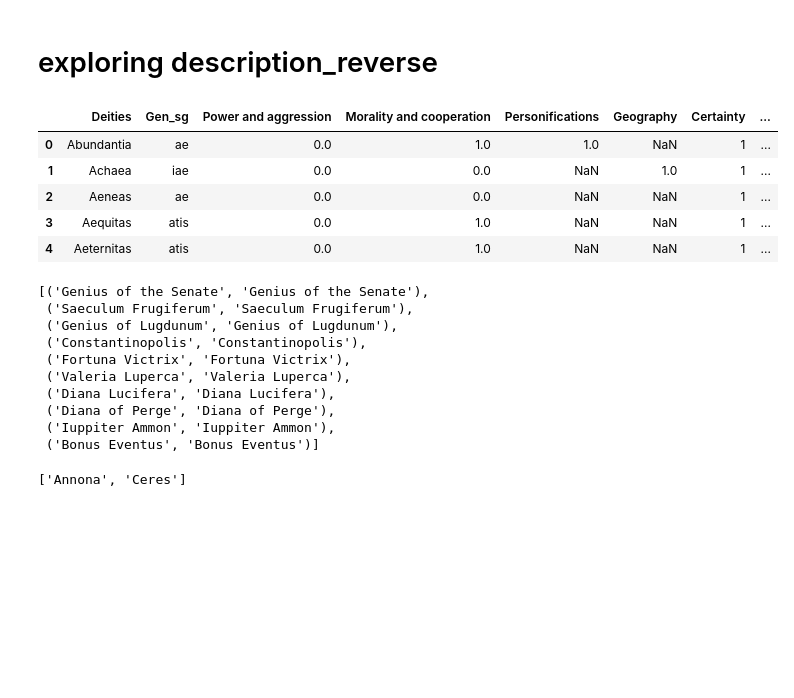
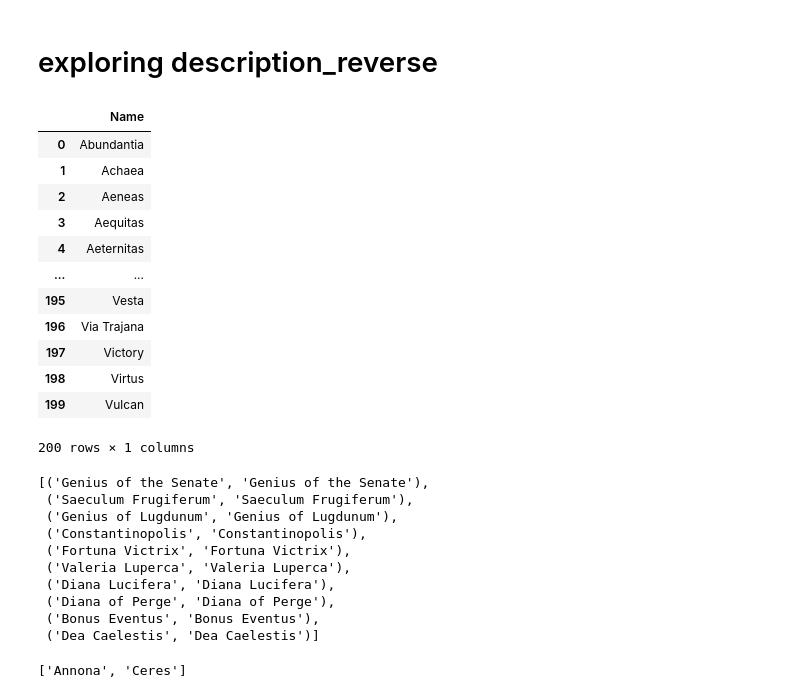
Before and after one commit to sdam-au/coins, a Jupyter notebook: scripts/3_coins_deities_extraction.ipynb, the cells around one changed output. Drawn from its saved outputs; the diff is of its cells as text; code cells hidden in the pictures; blank space fills up the shorter version.

```diff
--- a/scripts/3_coins_deities_extraction.ipynb
+++ b/scripts/3_coins_deities_extraction.ipynb
@@ -256,18 +256,25 @@ coins.head(20)
 # %% [markdown]
 # exploring description_reverse
 # %%
-ocre_deities = pd.read_csv("../data/ocre_deities.csv")
-ocre_deities.head(5)
+ocre_deities = pd.read_csv("../data/coin_ocre_deities.csv")
+ocre_deities
 # %% [output]
-|  | Deities | Gen_sg | Power and aggression | Morality and cooperation | Personifications | Geography | Certainty | ... |
-| 0 | Abundantia | ae | 0.0 | 1.0 | 1.0 | NaN | 1 | ... |
-| 1 | Achaea | iae | 0.0 | 0.0 | NaN | 1.0 | 1 | ... |
-| 2 | Aeneas | ae | 0.0 | 0.0 | NaN | NaN | 1 | ... |
-| 3 | Aequitas | atis | 0.0 | 1.0 | NaN | NaN | 1 | ... |
-| 4 | Aeternitas | atis | 0.0 | 1.0 | NaN | NaN | 1 | ... |
+|  | Name |
+| 0 | Abundantia |
+| 1 | Achaea |
+| 2 | Aeneas |
+| 3 | Aequitas |
+| 4 | Aeternitas |
+| ... | ... |
+| 195 | Vesta |
+| 196 | Via Trajana |
+| 197 | Victory |
+| 198 | Virtus |
+| 199 | Vulcan |
+200 rows × 1 columns
 # %%
 deities_dict = {}
-for deity_raw in ocre_deities["Deities"].tolist():
+for deity_raw in ocre_deities["Name"].tolist():
     deity_list = deity_raw.replace(" (", "/").split("/")
     for deity_form in deity_list:
         deities_dict[deity_form] = deity_list[0]
@@ -288,8 +295,8 @@ deities_tups[:10]
  ('Valeria Luperca', 'Valeria Luperca'),
  ('Diana Lucifera', 'Diana Lucifera'),
  ('Diana of Perge', 'Diana of Perge'),
- ('Iuppiter Ammon', 'Iuppiter Ammon'),
- ('Bonus Eventus', 'Bonus Eventus')]
+ ('Bonus Eventus', 'Bonus Eventus'),
+ ('Dea Caelestis', 'Dea Caelestis')]
 # %%
 test1 = "Fortuna, draped, standing left by wheel, holding rudder on globe in right hand and cornucopiae in left hand"
 test2 = "Salus seated left, holding patera and with elbow rarely on Spes statue; to left, altar with snake coiled around"
```
Also changed, not shown: parts of 7 cells of this notebook, 20 other files.
